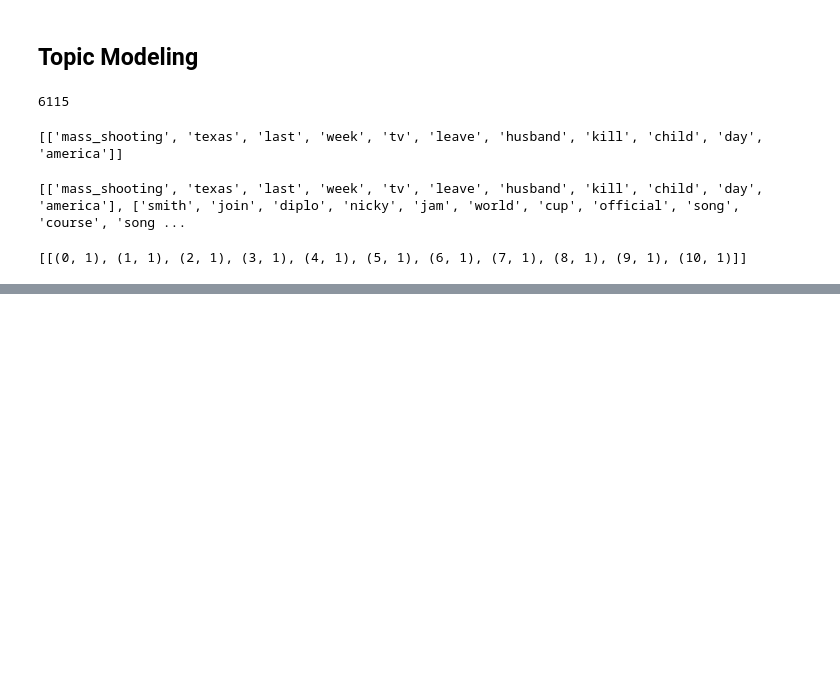
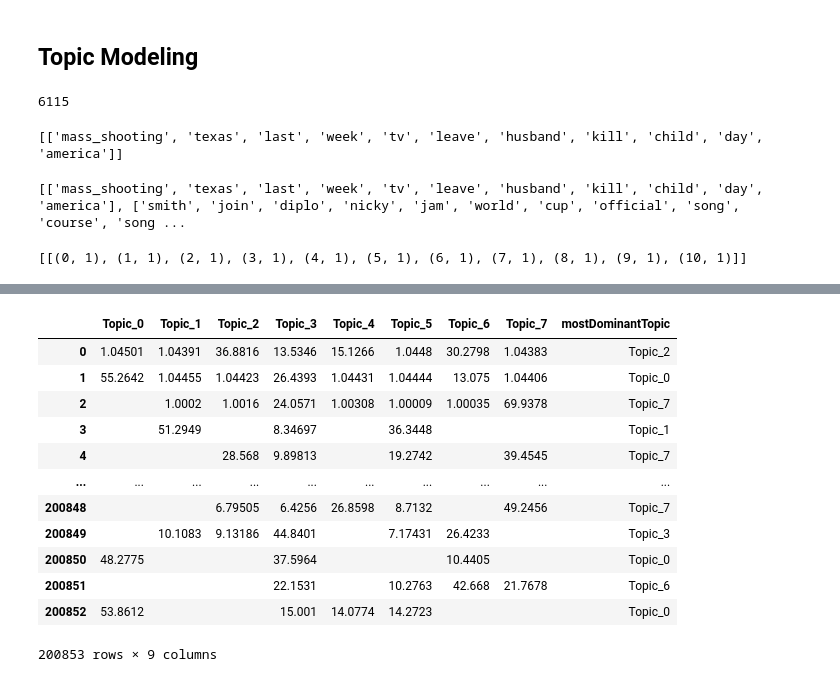
Before and after one commit to github-prathma/News-ClassificationAnalysis, a Jupyter notebook: Sentiment and Clustering.ipynb, the cells around one changed output, grey strips where cells are left out. Cells and saved outputs as stored; diff of their text form; code cells hidden in the pictures; blank space fills up the shorter version.

```diff
--- a/Sentiment and Clustering.ipynb
+++ b/Sentiment and Clustering.ipynb
@@ -273,0 +320,5 @@ plot_top_words()
+# %%
+from gensim import corpora, models, similarities
+lda_model =  models.LdaModel.load("ldamodel.model")
+# %%
+doc_topics=[lda_model.get_document_topics(doc) for doc in corpus]
@@ -273,0 +347,36 @@ plot_top_words()
+# %%
+from operator import itemgetter
+
+topicColumns=["Topic_0","Topic_1","Topic_2","Topic_3","Topic_4","Topic_5","Topic_6","Topic_7","mostDominantTopic"]
+
+
+topicData=[]
+for row in doc_topics:
+    dictRow  ={col:""  for col in topicColumns}
+    mostDominantTopic=max(row,key=itemgetter(1))[0]
+    dictRow['mostDominantTopic']="Topic_"+str(mostDominantTopic)
+    #print(len(row))
+    for val in row:
+        strintText="Topic_"+str(val[0])
+        dictRow[strintText]=val[1]*100
+
+    topicData.append(dictRow)
+
+
+topics=pd.DataFrame(topicData)
+# %%
+topics
+# %% [output]
+|  | Topic_0 | Topic_1 | Topic_2 | Topic_3 | Topic_4 | Topic_5 | Topic_6 | Topic_7 | mostDominantTopic |
+| 0 | 1.04501 | 1.04391 | 36.8816 | 13.5346 | 15.1266 | 1.0448 | 30.2798 | 1.04383 | Topic_2 |
+| 1 | 55.2642 | 1.04455 | 1.04423 | 26.4393 | 1.04431 | 1.04444 | 13.075 | 1.04406 | Topic_0 |
+| 2 |  | 1.0002 | 1.0016 | 24.0571 | 1.00308 | 1.00009 | 1.00035 | 69.9378 | Topic_7 |
+| 3 |  | 51.2949 |  | 8.34697 |  | 36.3448 |  |  | Topic_1 |
+| 4 |  |  | 28.568 | 9.89813 |  | 19.2742 |  | 39.4545 | Topic_7 |
+| ... | ... | ... | ... | ... | ... | ... | ... | ... | ... |
+| 200848 |  |  | 6.79505 | 6.4256 | 26.8598 | 8.7132 |  | 49.2456 | Topic_7 |
+| 200849 |  | 10.1083 | 9.13186 | 44.8401 |  | 7.17431 | 26.4233 |  | Topic_3 |
+| 200850 | 48.2775 |  |  | 37.5964 |  |  | 10.4405 |  | Topic_0 |
+| 200851 |  |  |  | 22.1531 |  | 10.2763 | 42.668 | 21.7678 | Topic_6 |
+| 200852 | 53.8612 |  |  | 15.001 | 14.0774 | 14.2723 |  |  | Topic_0 |
+200853 rows × 9 columns
```
Also changed, not shown: parts of 17 cells of this notebook, 1 other file.
